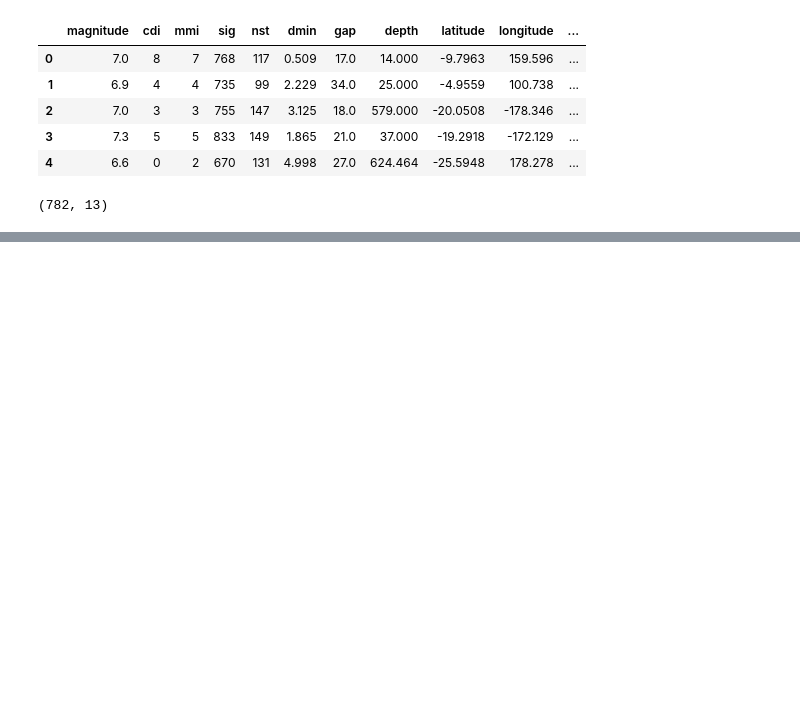
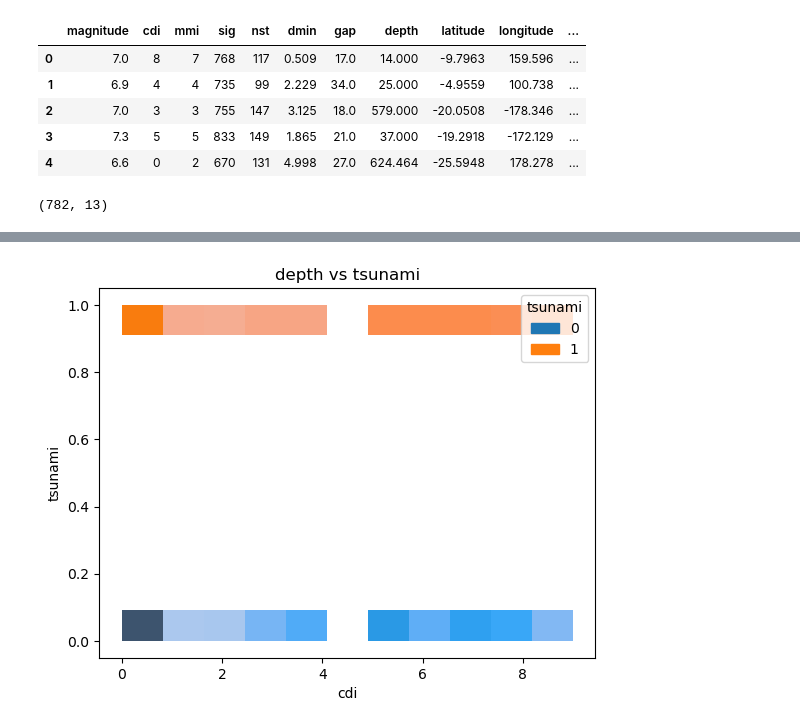
Before and after one commit to Aparna-31/Earthquake-Tsunami-Predictor, a Jupyter notebook: Tsunami Prediction.ipynb, the cells around one changed output, grey strips where cells are left out. Cells and saved outputs as stored; diff of their text form; code cells hidden in the pictures; blank space fills up the shorter version.

```diff
--- a/Tsunami Prediction.ipynb
+++ b/Tsunami Prediction.ipynb
@@ -22,0 +57,6 @@ data.shape
+# %%
+sns.histplot(x='cdi', y='tsunami', data=data, hue= "tsunami" )
+plt.title('depth vs tsunami')
+plt.show()
+# %% [output]
+[figure, added]
```
Also changed, not shown: parts of 19 cells of this notebook.
